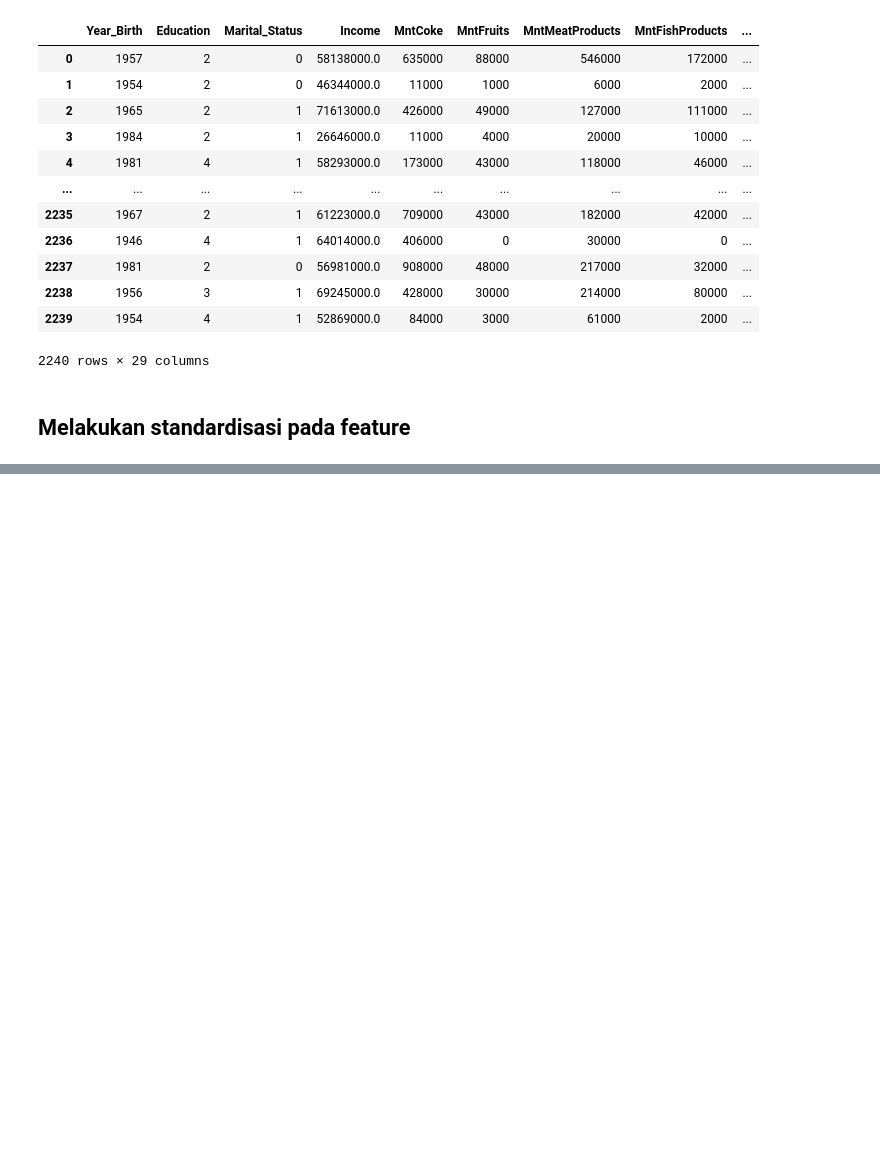
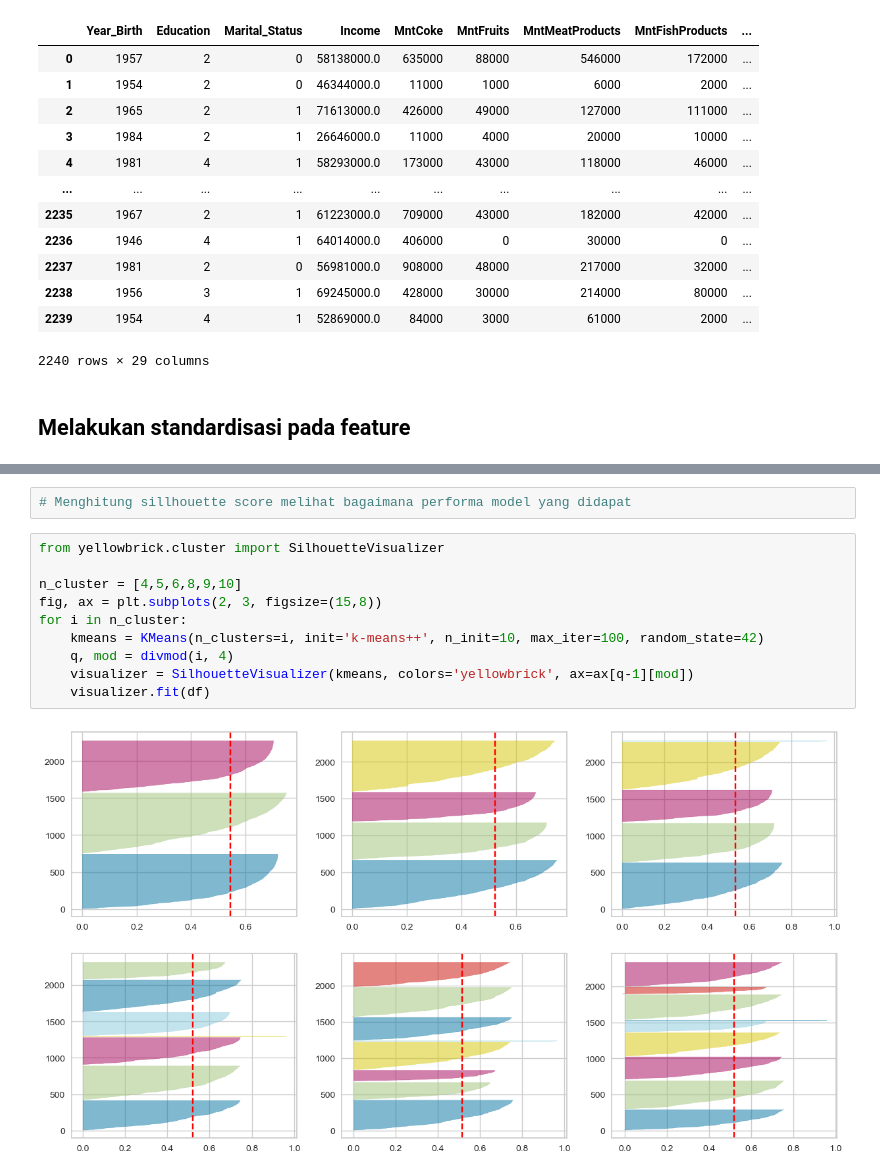
Before and after one commit to ariniamsr/Predict-Customer-Personality-to-Boost-Marketing-Campaign-by-Using-Machine-Learning, a Jupyter notebook: mipro3.ipynb, the cells around one changed output, grey strips where cells are left out. Saved outputs shown, nothing was run; the diff lists cells and outputs as text; blank space fills up the shorter version.

```diff
--- a/mipro3.ipynb
+++ b/mipro3.ipynb
@@ -483,0 +568,14 @@ array([[-0.98534473, -0.45838256, -1.34687429, ...,  0.19811737,
+# %%
+# Menghitung sillhouette score melihat bagaimana performa model yang didapat
+# %%
+from yellowbrick.cluster import SilhouetteVisualizer
+
+n_cluster = [4,5,6,8,9,10]
+fig, ax = plt.subplots(2, 3, figsize=(15,8))
+for i in n_cluster:
+    kmeans = KMeans(n_clusters=i, init='k-means++', n_init=10, max_iter=100, random_state=42)
+    q, mod = divmod(i, 4)
+    visualizer = SilhouetteVisualizer(kmeans, colors='yellowbrick', ax=ax[q-1][mod])
+    visualizer.fit(df)
+# %% [output]
+[figure, added]
```
Also changed, not shown: parts of 18 cells of this notebook.
